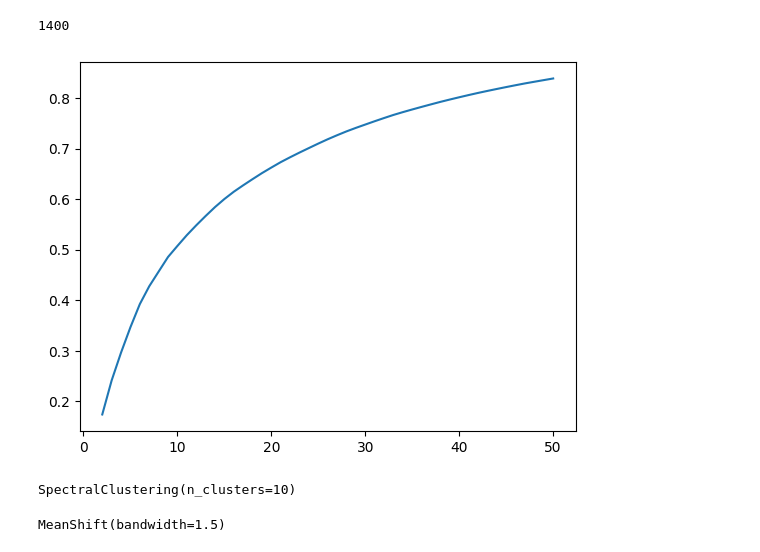
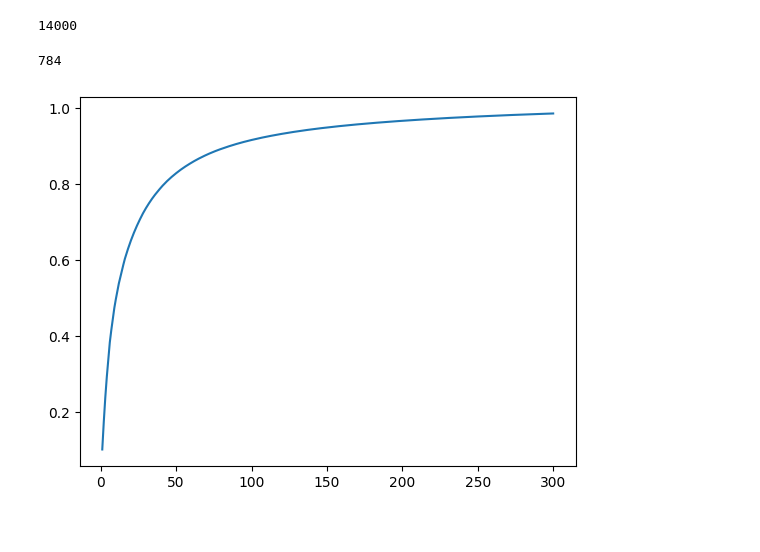
Before and after one commit to zkiokko/clustering, a Jupyter notebook: mixture_of_gaussian.ipynb, the cells around one changed output. Drawn from its saved outputs; the diff is of its cells as text; code cells hidden in the pictures.

```diff
--- a/mixture_of_gaussian.ipynb
+++ b/mixture_of_gaussian.ipynb
@@ -16,36 +16,19 @@ def load_dataset(partition):
 from sklearn.decomposition import PCA
 from sklearn.discriminant_analysis import StandardScaler
 
-X,y= load_dataset(.02)
+X,y= load_dataset(.2)
 # %% [output]
-1400
+14000
 # %%
 from matplotlib import pyplot as plt
-
-n_components=50
+print(len(X.columns))
+n_components=300
 pca=PCA(n_components=n_components)
 pca.fit(X)
 
-ks=np.arange(2,n_components+1)
-plt.plot(ks,np.cumsum(pca.explained_variance_ratio_)[ks-1])
+ks=np.arange(1,n_components+1)
+plt.plot(ks,np.cumsum(pca.explained_variance_ratio_))
 Xs=pca.transform(X)
 # %% [output]
+784
-[figure, old version]
+[figure, new version]
-# %%
-from sklearn.cluster import SpectralClustering
-
-pca=PCA(n_components=2)
-pca.fit(X)
-Xs=pca.transform(X)
-sc=SpectralClustering(10)
-sc.fit(Xs)
-# %% [output]
-SpectralClustering(n_clusters=10)
-# %%
-from sklearn.cluster import MeanShift
-
-
-ms=MeanShift(bandwidth=1.5)
-ms.fit(Xs)
-# %% [output]
-MeanShift(bandwidth=1.5)
```
Also changed, not shown: parts of 5 cells of this notebook.
